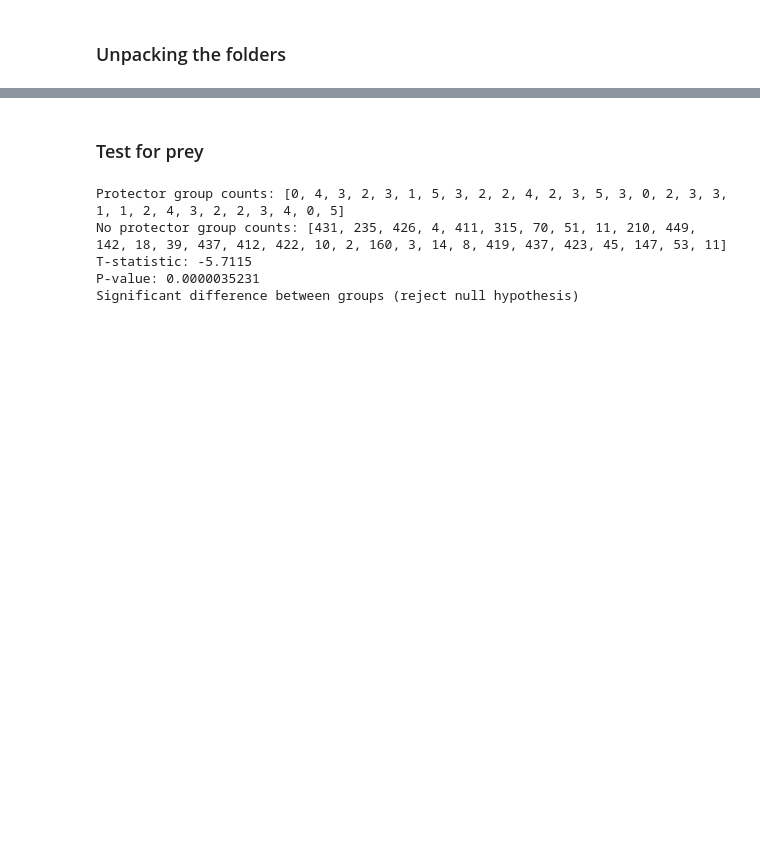
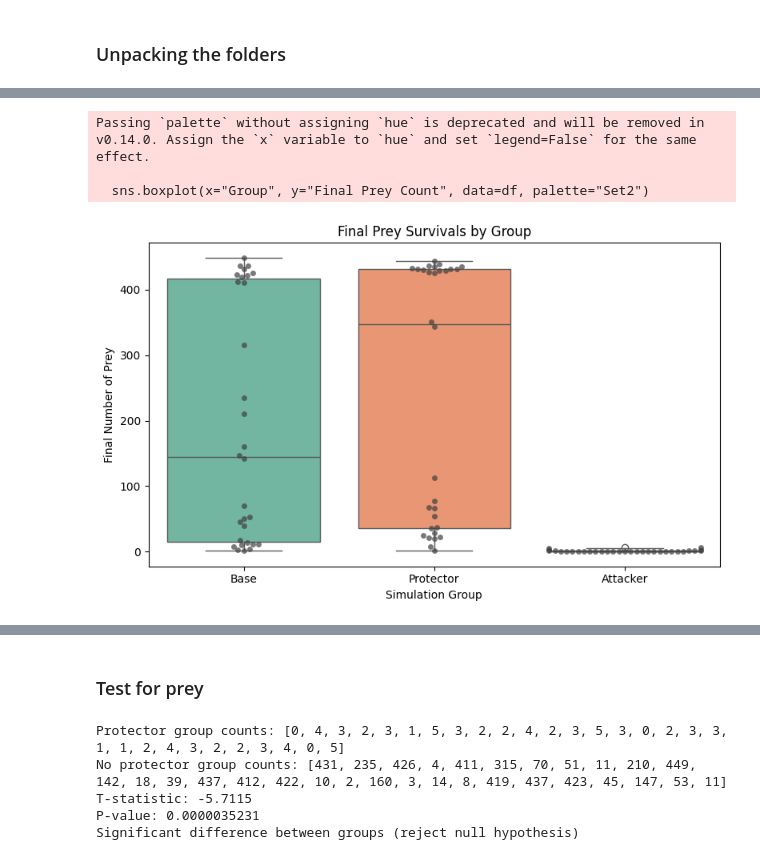
Before and after one commit to sybemelsert/collective-intelligence, a Jupyter notebook: Assignment_2/Stat_test.ipynb, the cells around one changed output, grey strips where cells are left out. Drawn from its saved outputs; the diff is of its cells as text; code cells hidden in the pictures; blank space fills up the shorter version.

```diff
--- a/Assignment_2/Stat_test.ipynb
+++ b/Assignment_2/Stat_test.ipynb
@@ -5,0 +144,27 @@ test = "ATTACKER"
+# %%
+# Combine into a pandas DataFrame in long format
+data = []
+for group, counts in prey_survivals.items():
+    for count in counts:
+        data.append({"Group": group, "Final Prey Count": count})
+
+df = pd.DataFrame(data)
+
+# Plot boxplot
+plt.figure(figsize=(8,5))
+sns.boxplot(x="Group", y="Final Prey Count", data=df, palette="Set2")
+
+# Optional: show individual data points
+sns.swarmplot(x="Group", y="Final Prey Count", data=df, color=".25", alpha=0.7)
+
+plt.title("Final Prey Survivals by Group")
+plt.xlabel("Simulation Group")
+plt.ylabel("Final Number of Prey")
+
+plt.tight_layout()
+plt.show()
+# %% [output]
+Passing `palette` without assigning `hue` is deprecated and will be removed in v0.14.0. Assign the `x` variable to `hue` and set `legend=False` for the same effect.
+
+  sns.boxplot(x="Group", y="Final Prey Count", data=df, palette="Set2")
+[figure, added]
```
Also changed, not shown: parts of 7 cells of this notebook, 1 other file.
